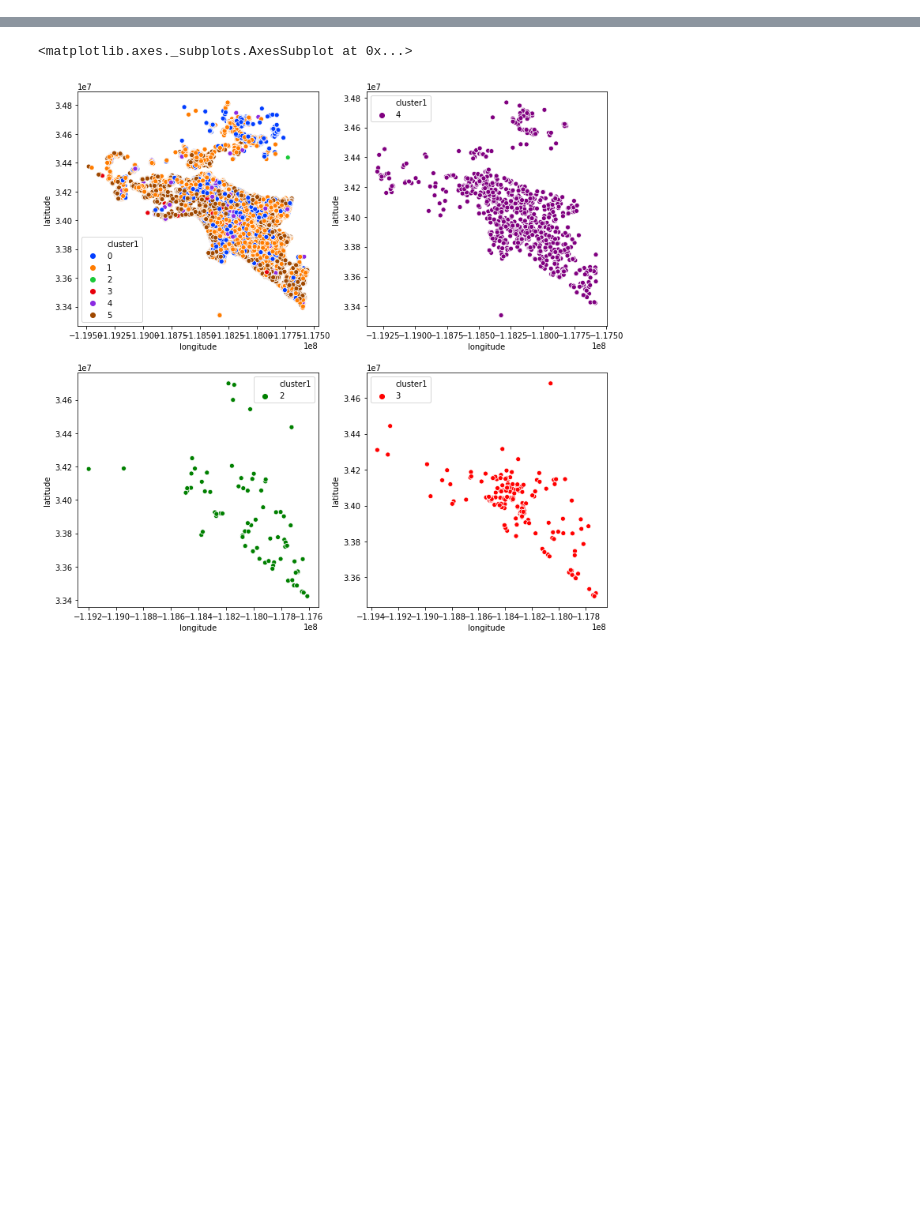
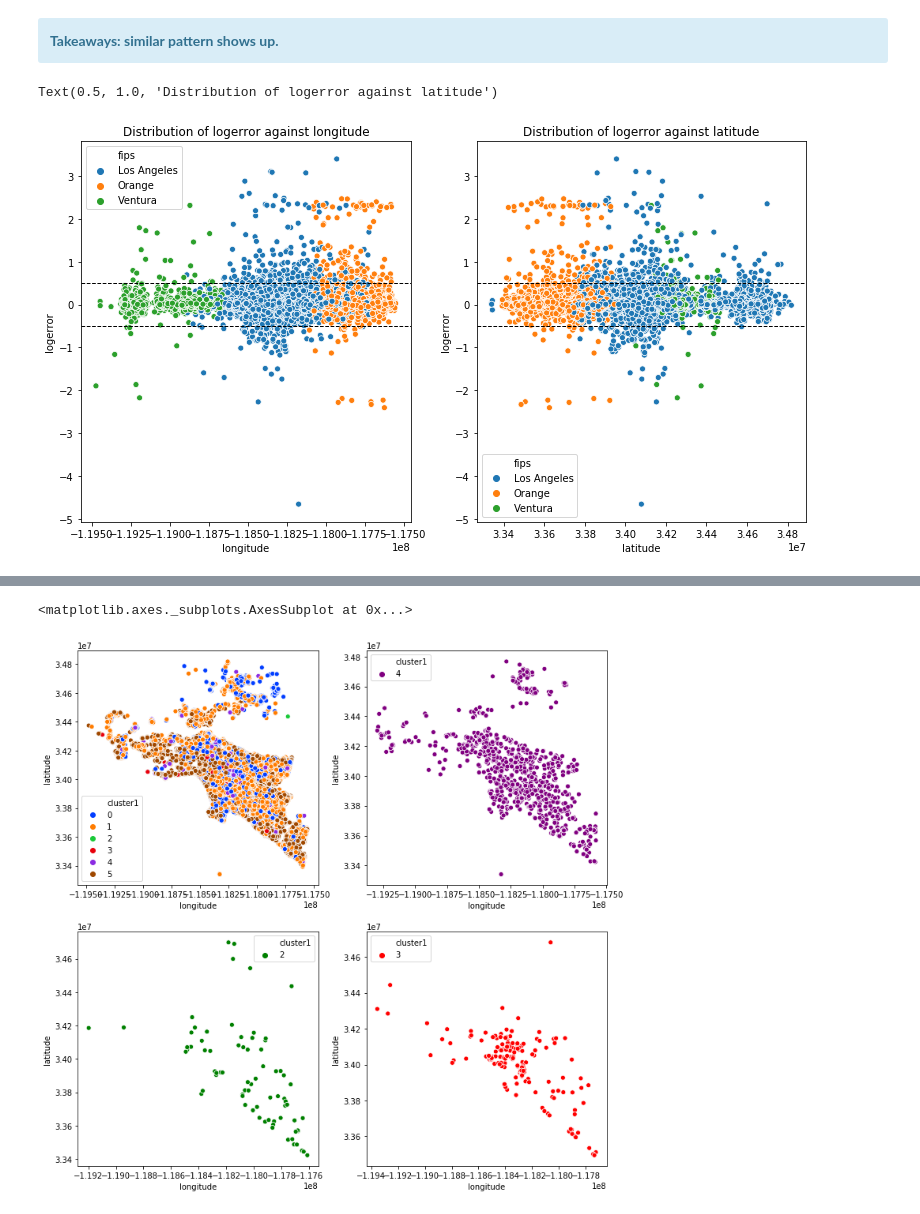
Before and after one commit to Yongliang-Shi/Exploring-Drivers-of-the-Error-in-Zestimate, a Jupyter notebook: clustering_project_zillow_walkthrough.ipynb, the cells around one changed output, grey strips where cells are left out. Drawn from its saved outputs; the diff is of its cells as text; code cells hidden in the pictures; blank space fills up the shorter version.

```diff
--- a/clustering_project_zillow_walkthrough.ipynb
+++ b/clustering_project_zillow_walkthrough.ipynb
@@ -282,0 +199,24 @@ sns.scatterplot(data=train[train.cluster1 == 5],
+# %% [markdown]
+<div class="alert alert-block alert-info"><b>Takeaways: similar pattern shows up.</b><br>
+# %%
+# Plot the distribution of logerror against longitude and latitude
+plt.figure(figsize=(13,7))
+
+# Against longitude
+plt.subplot(121)
+sns.scatterplot(data=train, x='longitude', y='logerror', hue='fips')
+plt.axhline(0.5, color='k', linestyle='dashed', linewidth=1)
+plt.axhline(-0.5, color='k', linestyle='dashed', linewidth=1)
+plt.title('Distribution of logerror against longitude')
+
+# Against latitude
+plt.subplot(122)
+sns.scatterplot(data=train, x='latitude', y='logerror', hue='fips')
+plt.axhline(0.5, color='k', linestyle='dashed', linewidth=1)
+plt.axhline(-0.5, color='k', linestyle='dashed', linewidth=1)
+plt.title('Distribution of logerror against latitude')
+
+# Finally, the picture is saved as logerror_long_lat.png for the purpose of presentation.
+# %% [output]
+Text(0.5, 1.0, 'Distribution of logerror against latitude')
+[figure, added]
```
Also changed, not shown: parts of 63 cells of this notebook.
